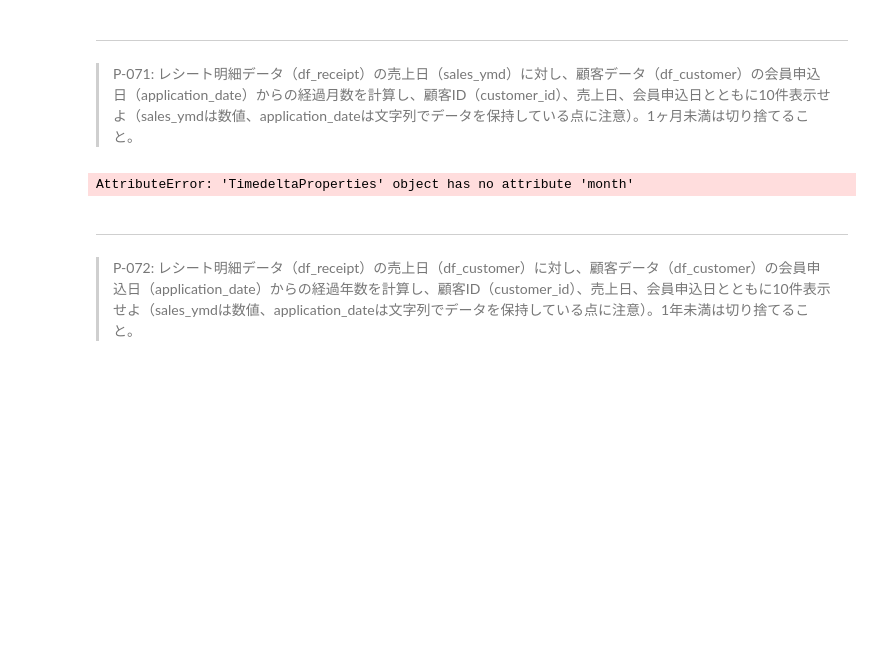
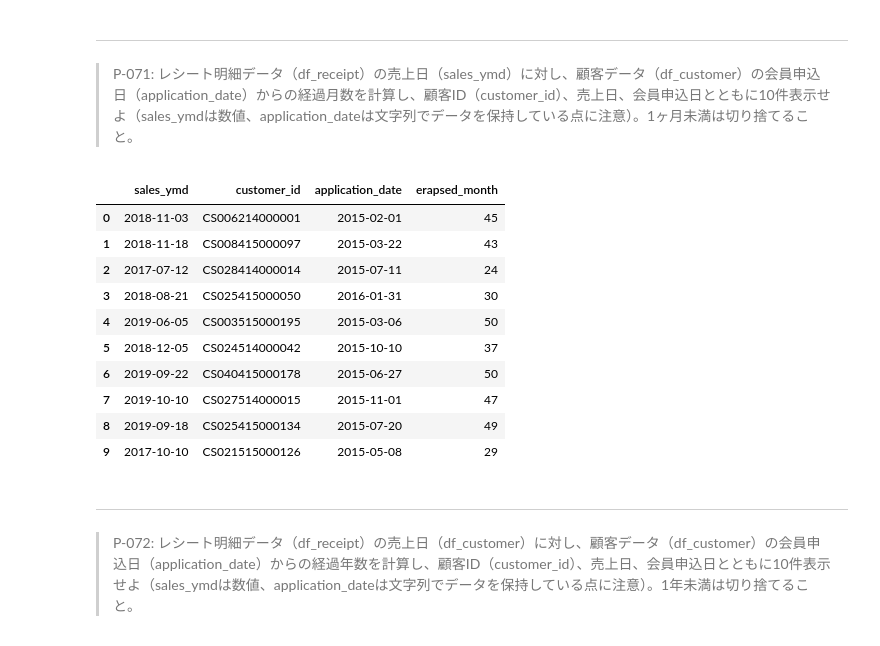
Before and after one commit to kayaba0721/ThinkStats2, a Jupyter notebook: docker/work/preprocess_knock_Python.ipynb, the cells around one changed output. Cells and saved outputs as stored; diff of their text form; code cells hidden in the pictures; blank space fills up the shorter version.

```diff
--- a/docker/work/preprocess_knock_Python.ipynb
+++ b/docker/work/preprocess_knock_Python.ipynb
@@ -1820,13 +1820,26 @@ df_tmp.head(10)
 # %%
 df_tmp = df_receipt[["sales_ymd","customer_id"]].drop_duplicates()
 
 df_tmp = pd.merge(df_tmp,df_customer[["customer_id","application_date"]],how='inner',on = "customer_id")
-df_tmp["application_date"] = pd.to_datetime(df_tmp["application_date"])
-df_tmp["sales_ymd"] = pd.to_datetime(df_tmp["sales_ymd"].astype("str"))
+df_tmp["application_date"] = pd.to_datetime(df_tmp["application_date"],format='%Y%m%d')
+df_tmp["sales_ymd"] = pd.to_datetime(df_tmp["sales_ymd"],format="%Y%m%d")
 
-df_tmp["erapsed"] = (df_tmp["sales_ymd"]-df_tmp["application_date"])
+df_tmp['erapsed_month'] = df_tmp[["sales_ymd","application_date"]].apply(lambda x: relativedelta(x[0],x[1]).years*12+
+                                                                         relativedelta(x[0],x[1]).months,axis =1)
+
+df_tmp.head(10)
 # %% [output]
-AttributeError: 'TimedeltaProperties' object has no attribute 'month'
+|  | sales_ymd | customer_id | application_date | erapsed_month |
+| 0 | 2018-11-03 | CS006214000001 | 2015-02-01 | 45 |
+| 1 | 2018-11-18 | CS008415000097 | 2015-03-22 | 43 |
+| 2 | 2017-07-12 | CS028414000014 | 2015-07-11 | 24 |
+| 3 | 2018-08-21 | CS025415000050 | 2016-01-31 | 30 |
+| 4 | 2019-06-05 | CS003515000195 | 2015-03-06 | 50 |
+| 5 | 2018-12-05 | CS024514000042 | 2015-10-10 | 37 |
+| 6 | 2019-09-22 | CS040415000178 | 2015-06-27 | 50 |
+| 7 | 2019-10-10 | CS027514000015 | 2015-11-01 | 47 |
+| 8 | 2019-09-18 | CS025415000134 | 2015-07-20 | 49 |
+| 9 | 2017-10-10 | CS021515000126 | 2015-05-08 | 29 |
 # %% [markdown]
 ---
 > P-072: レシート明細データ（df_receipt）の売上日（df_customer）に対し、顧客データ（df_customer）の会員申込日（application_date）からの経過年数を計算し、顧客ID（customer_id）、売上日、会員申込日とともに10件表示せよ（sales_ymdは数値、application_dateは文字列でデータを保持している点に注意）。1年未満は切り捨てること。
```
Also changed, not shown: parts of 11 cells of this notebook.
